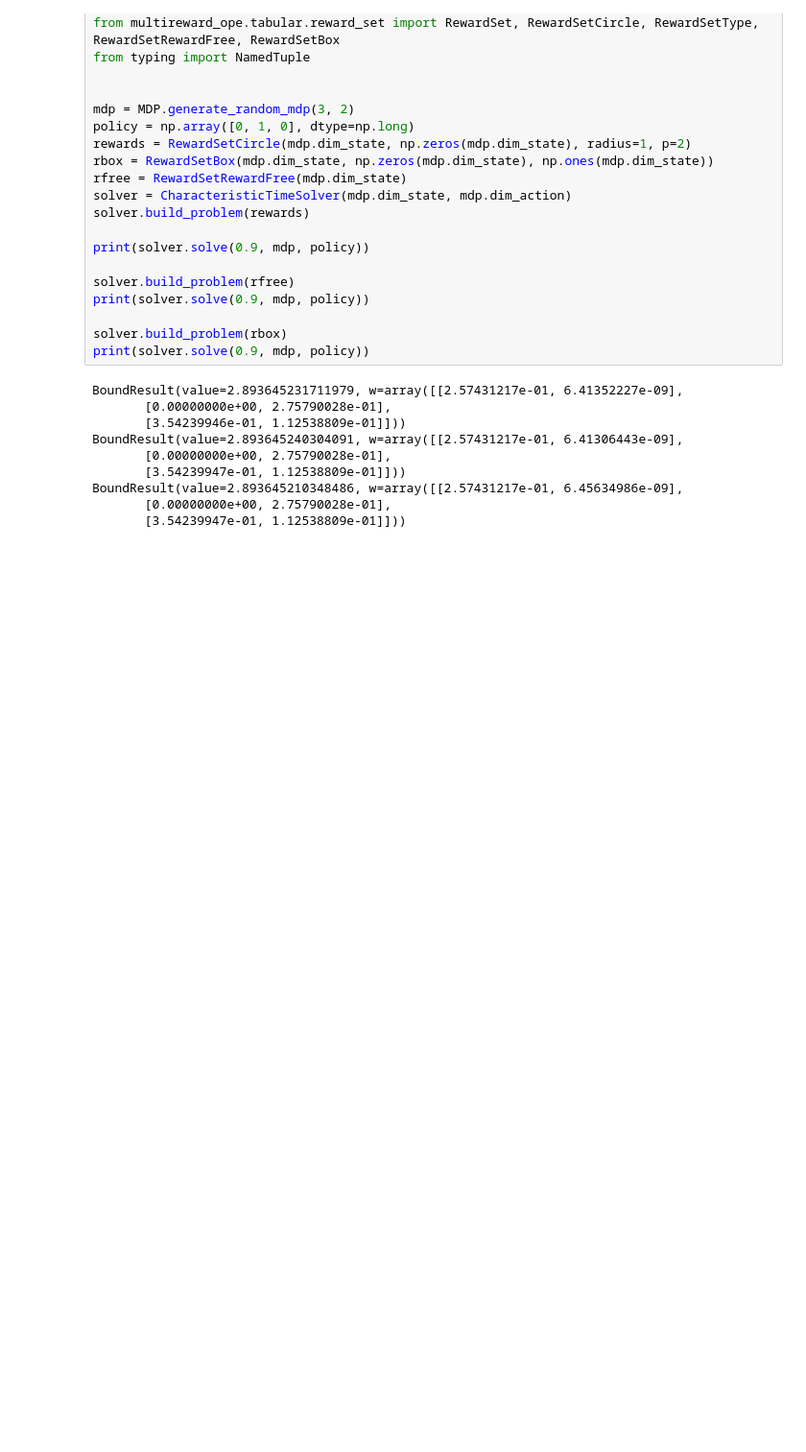
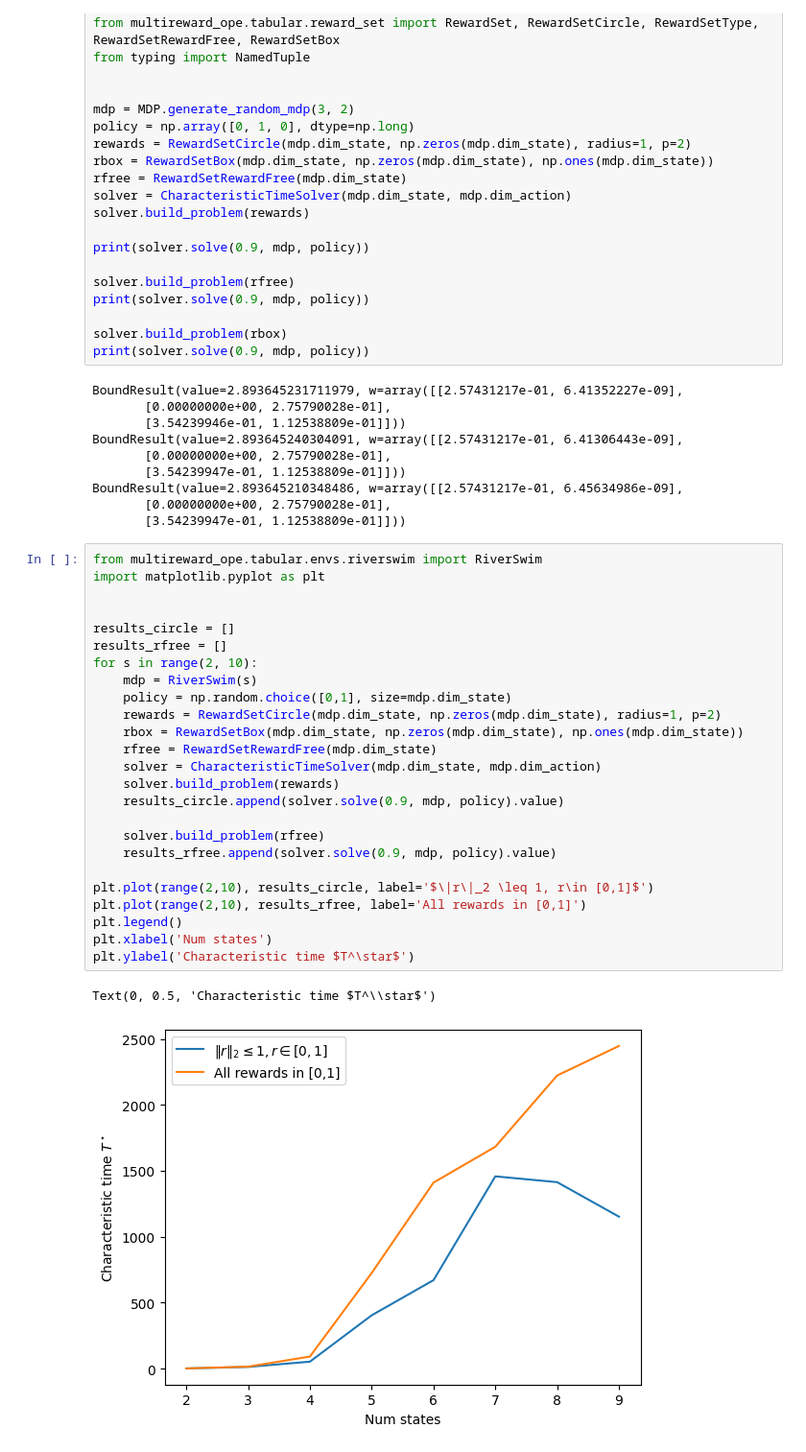
Before and after one commit to rssalessio/multi-reward-multi-policy-eval, a Jupyter notebook: test.ipynb, the cells around one changed output. Shown at 96% size. Drawn from its saved outputs; the diff is of its cells as text; blank space fills up the shorter version.

Commit message:
add plot for riverswim

```diff
--- a/test.ipynb
+++ b/test.ipynb
@@ -35,3 +35,31 @@ BoundResult(value=2.893645240304091, w=array([[2.57431217e-01, 6.41306443e-09],
 BoundResult(value=2.893645210348486, w=array([[2.57431217e-01, 6.45634986e-09],
        [0.00000000e+00, 2.75790028e-01],
        [3.54239947e-01, 1.12538809e-01]]))
+# %%
+from multireward_ope.tabular.envs.riverswim import RiverSwim
+import matplotlib.pyplot as plt
+
+
+results_circle = []
+results_rfree = []
+for s in range(2, 10):
+    mdp = RiverSwim(s)
+    policy = np.random.choice([0,1], size=mdp.dim_state)
+    rewards = RewardSetCircle(mdp.dim_state, np.zeros(mdp.dim_state), radius=1, p=2)
+    rbox = RewardSetBox(mdp.dim_state, np.zeros(mdp.dim_state), np.ones(mdp.dim_state))
+    rfree = RewardSetRewardFree(mdp.dim_state)
+    solver = CharacteristicTimeSolver(mdp.dim_state, mdp.dim_action)
+    solver.build_problem(rewards)
+    results_circle.append(solver.solve(0.9, mdp, policy).value)
+
+    solver.build_problem(rfree)
+    results_rfree.append(solver.solve(0.9, mdp, policy).value)
+
+plt.plot(range(2,10), results_circle, label='$\|r\|_2 \leq 1, r\in [0,1]$')
+plt.plot(range(2,10), results_rfree, label='All rewards in [0,1]')
+plt.legend()
+plt.xlabel('Num states')
+plt.ylabel('Characteristic time $T^\star$')
+# %% [output]
+Text(0, 0.5, 'Characteristic time $T^\\star$')
+[figure, added]
```
